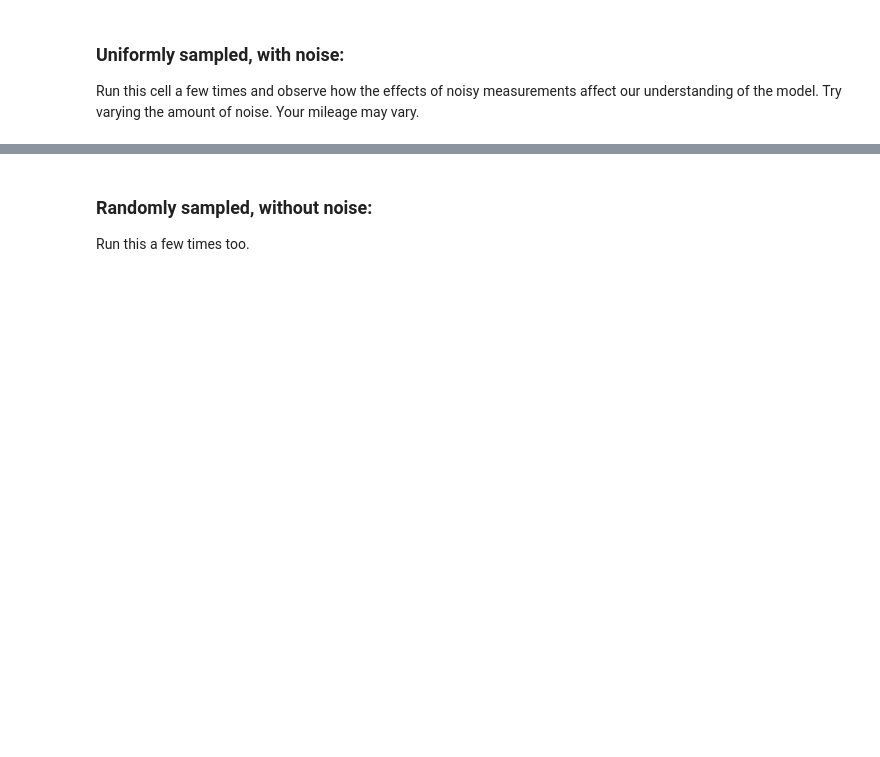
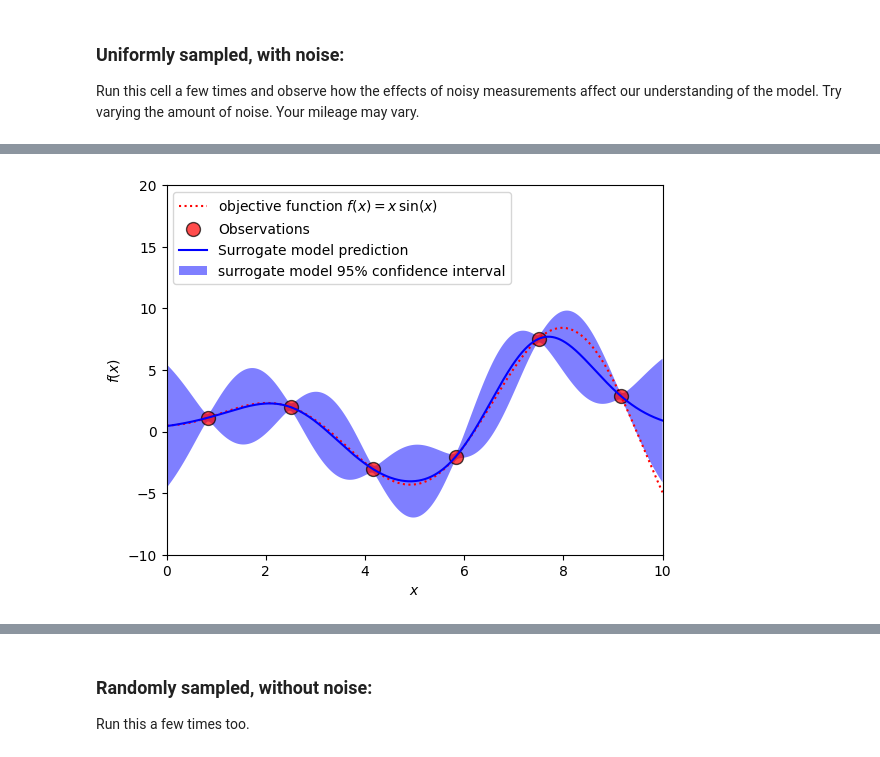
Before and after one commit to dalexa10/Python_Data_Science, a Jupyter notebook: Bayesian_Optimization/bayes.ipynb, the cells around one changed output, grey strips where cells are left out. Drawn from its saved outputs; the diff is of its cells as text; code cells hidden in the pictures; blank space fills up the shorter version.

```diff
--- a/Bayesian_Optimization/bayes.ipynb
+++ b/Bayesian_Optimization/bayes.ipynb
@@ -163,3 +163,18 @@ plt.savefig('bayes.pdf')
+# %%
+# sample the domain sparsely with noise
+X = np.atleast_2d([0.8333, 2.5, 4.1666, 5.83333, 7.5, 9.16666]).T
+y = objective(X,0.01).ravel()
+# define the model
+kernels = ConstantKernel(16.0, (1e-2, 1e2)) * RBF(1,(1e-4,1e2))
+gp = GaussianProcessRegressor(kernel=kernels, n_restarts_optimizer=9, alpha=0.025)
+# fit the model
+gp.fit(X, y)
+# plot the surrogate function
+plot(X, y, gp)
+
+plt.savefig('bayes.pdf')
+# %% [output]
+[figure, added]
 # %%
 # sample the domain sparsely with noise
 X = np.atleast_2d([0.8333, 2.5, 4.1666, 5.83333, 7.5, 9.16666]).T
```
Also changed, not shown: parts of 19 cells of this notebook.
